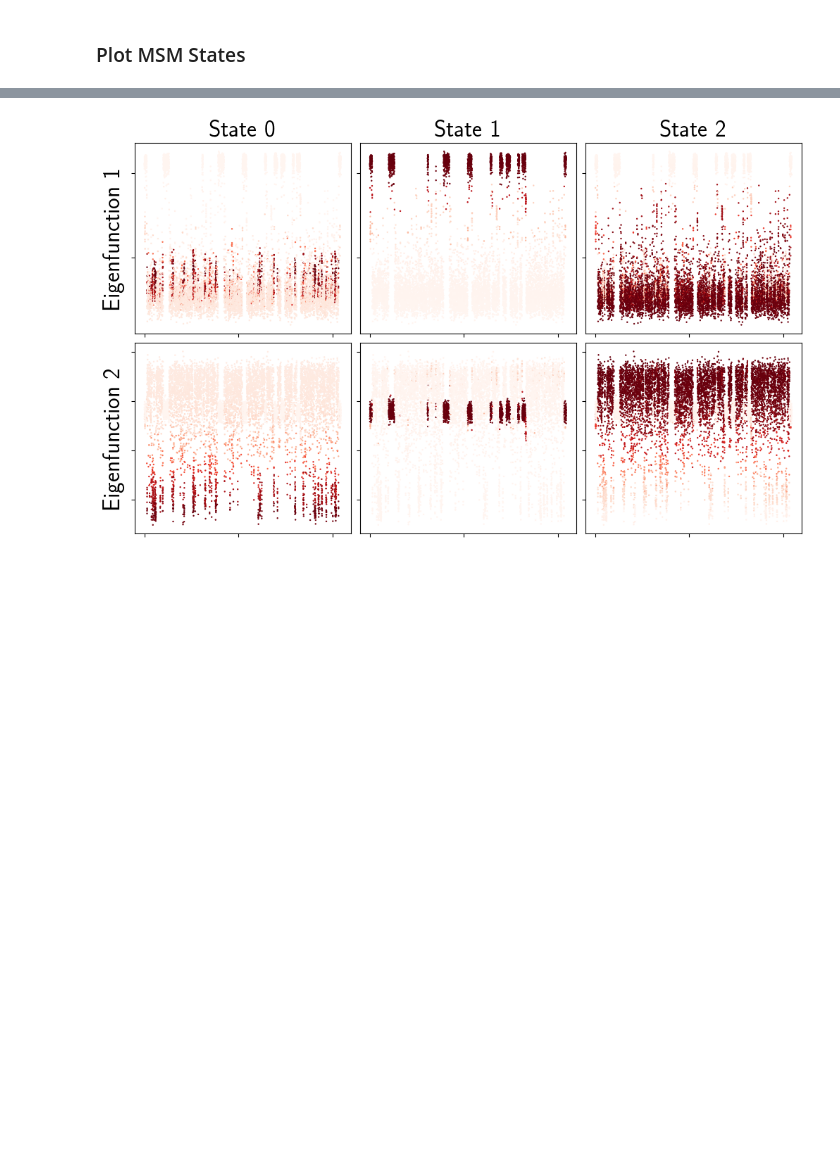
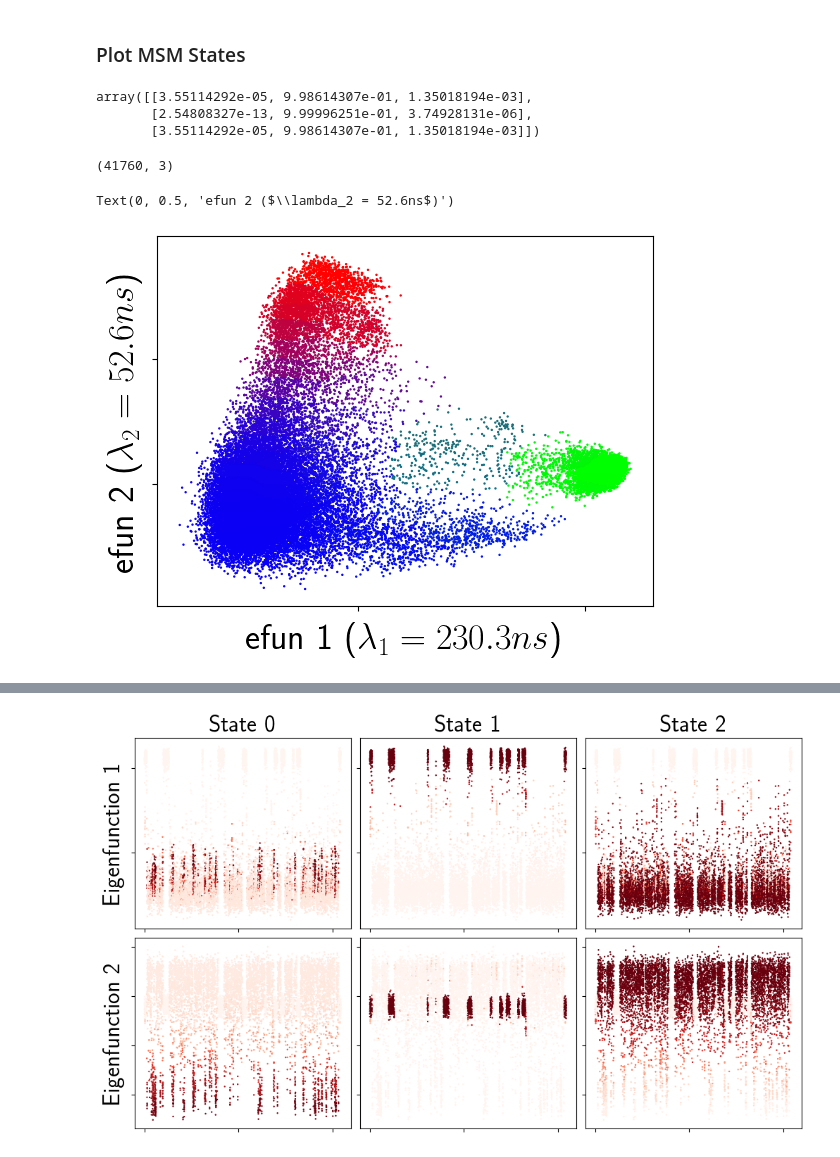
Before and after one commit to Giodiro/NystromKoopman, a Jupyter notebook: notebooks/BigProteins.ipynb, the cells around one changed output, grey strips where cells are left out. Cells and saved outputs as stored; diff of their text form; code cells hidden in the pictures; blank space fills up the shorter version.

```diff
--- a/notebooks/BigProteins.ipynb
+++ b/notebooks/BigProteins.ipynb
@@ -183,7 +183,7 @@ model_args = {
 torch.cuda.empty_cache()
 # %%
 if TRAIN:
-    model = "fastpcr"
+    model = "pcr"
     model_name = f"{model}_m{model_args[model]['M']}_full_s{model_args[model]['kernel'].sigma.item()}"
     t_s = time.time()
     est = train_est(train_x, train_y, kind=model, **model_args[model])
@@ -250,9 +258,13 @@ RMSE = 2.1263e-04
 #### Save/load model
 # %%
 if TRAIN:
-    with open(output_dir / f"{model_name}.pkl", "wb") as fh:
+    out_fname = output_dir / f"{model_name}.pkl"
+    with open(out_fname, "wb") as fh:
         pickle.dump(est, fh)
+    print(f"Saved model to {out_fname}")
 else:
-    model_name = "fastpcr_m10000_full_s0.02"
-    with open(output_dir / f"{model_name}.pkl", "rb") as fh:
+    model_name = "pcr_m5000_full_s0.02"
+    in_fname = output_dir / f"{model_name}.pkl"
+    with open(in_fname, "rb") as fh:
         est = pickle.load(fh)
+    print(f"Loaded model from {in_fname}.pkl")
@@ -354,0 +371,6 @@ if SHOW_PROTS:
+# %%
+pcca_clusters[:3]
+# %% [output]
+array([[3.55114292e-05, 9.98614307e-01, 1.35018194e-03],
+       [2.54808327e-13, 9.99996251e-01, 3.74928131e-06],
+       [3.55114292e-05, 9.98614307e-01, 1.35018194e-03]])
@@ -354,0 +386,31 @@ if SHOW_PROTS:
+# %%
+c.shape
+# %% [output]
+(41760, 3)
+# %%
+fig, ax = plt.subplots(ncols=1)
+ax.scatter(efun_vals[::5, 1].real, efun_vals[::5, 2].real, s=0.5,
+           c=pcca_clusters[::5])
+ax.set_xticklabels([])
+ax.set_yticklabels([])
+ax.set_xlabel(f"efun 1 ($\lambda_1 = {tscales_real[1]:.1f}ns$)")
+ax.set_ylabel(f"efun 2 ($\lambda_2 = {tscales_real[2]:.1f}ns$)")
+# cmap = plt.cm.Reds
+# subs = 20
+# for j in range(ax.shape[0]):
+#     for i in range(ax.shape[1]):
+#         ax[j, i].scatter(
+#             np.arange(efun_vals[::subs].shape[0]),
+#             efun_vals[::subs, j + 1].real,
+#             s=0.5, alpha=1.0, c=pcca_clusters[::subs, i],
+#             cmap=cmap)
+#         ax[j, i].set_yticklabels([])
+#         ax[j, i].set_xticklabels([])
+#         if j == 0:
+#             ax[j, i].set_title(f"State {i}")
+#         if i == 0:
+#             ax[j, i].set_ylabel(f"Eigenfunction {j + 1}", fontsize=24)
+# # fig.savefig(output_dir / "state_efuns.png", dpi=300)
+# %% [output]
+Text(0, 0.5, 'efun 2 ($\\lambda_2 = 52.6ns$)')
+[figure, added]
```
Also changed, not shown: parts of 12 cells of this notebook, 5 other files.
